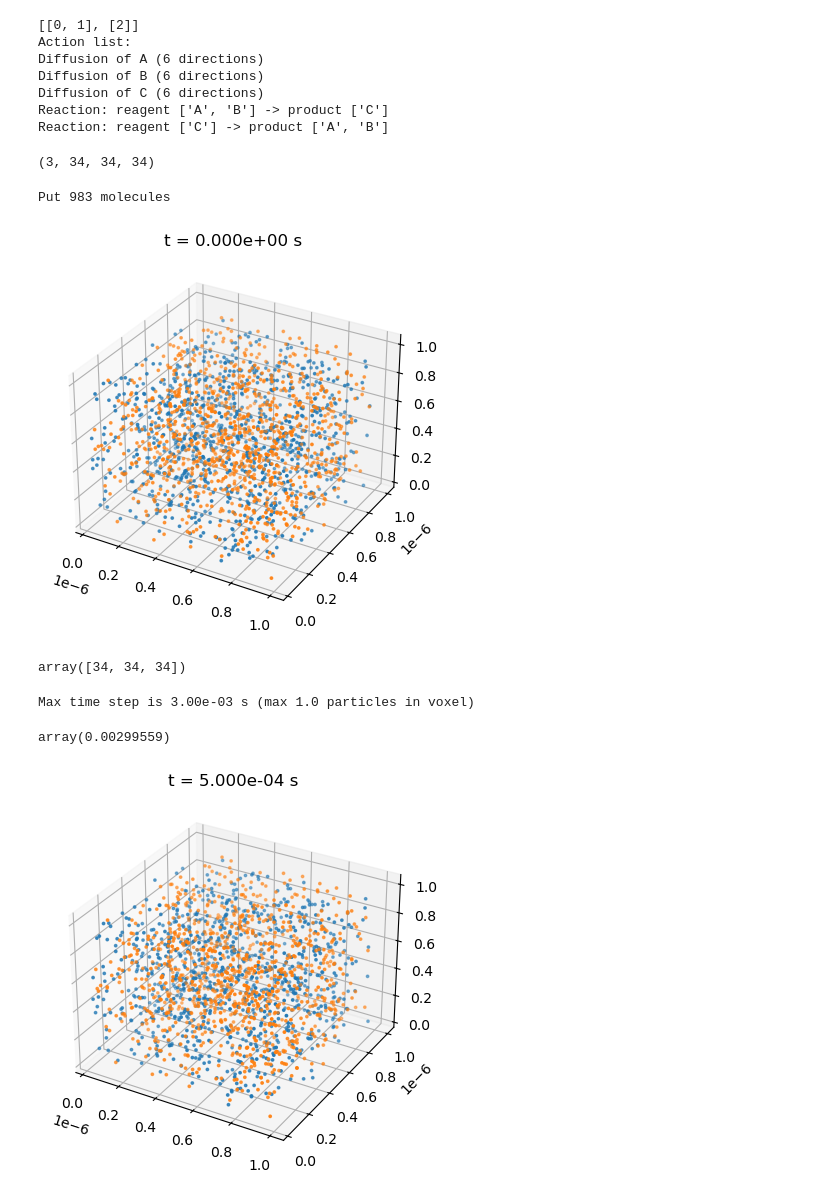
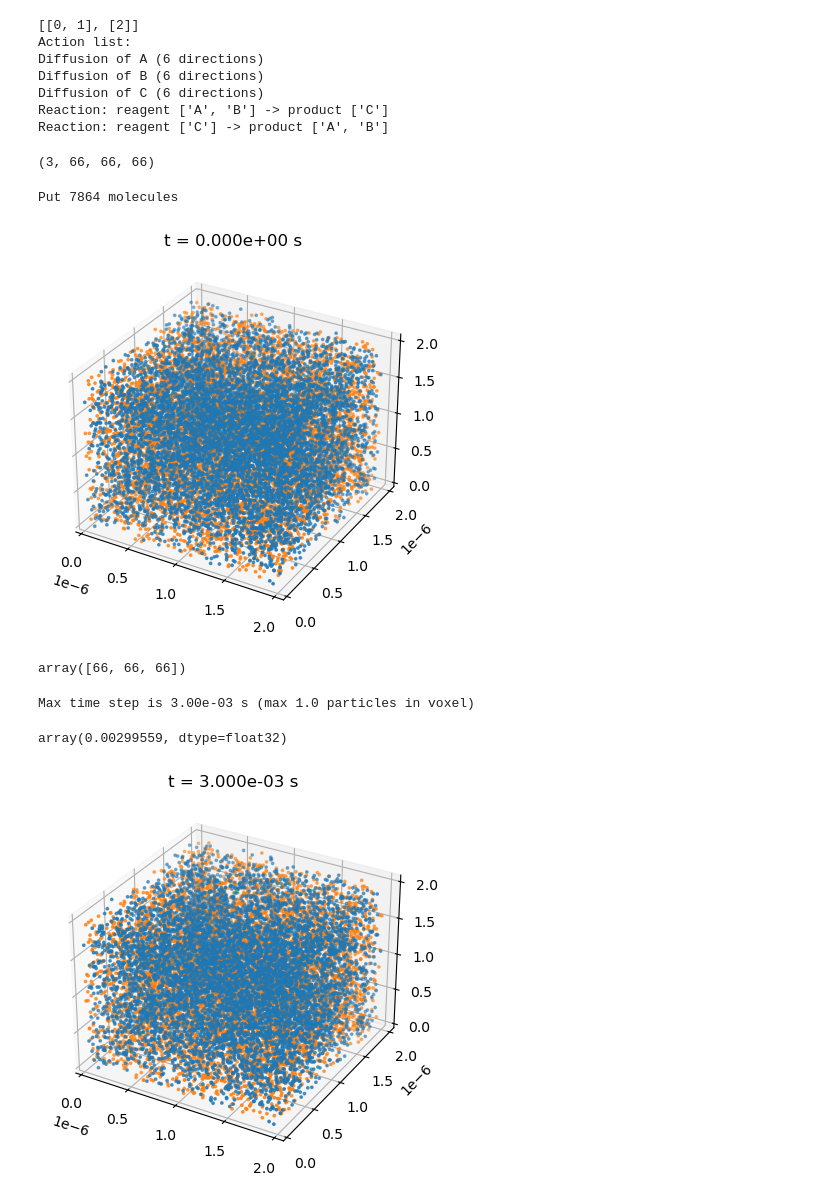
Before and after one commit to darrenjhsu/redicell_framework, a Jupyter notebook: Build_LM_big_matrix_cupy.ipynb, the cells around one changed output. Cells and saved outputs as stored; diff of their text form; code cells hidden in the pictures.

```diff
--- a/Build_LM_big_matrix_cupy.ipynb
+++ b/Build_LM_big_matrix_cupy.ipynb
@@ -13,6 +13,6 @@ rxset = ReactionSet()
 rxset.add_reaction(['A', 'B'], ['C'], 1.07e5)
 rxset.add_reaction(['C'], ['A', 'B'], 0.351)
 # %%
-side = 32
+side = 64
 a = RediCell_CuPy(sides=[side, side, side], spacing=31.25e-9, molecule_types=molset, t_step=2e-3)
 # %% [output]
@@ -54,7 +51,7 @@ Reaction: reagent ['C'] -> product ['A', 'B']
 # %%
 a.voxel_matrix.shape
 # %% [output]
-(3, 34, 34, 34)
+(3, 66, 66, 66)
 # %%
 # Mol
 # for i in range(10, 30):
@@ -85,23 +82,23 @@ for i in range(a.num_types-1):
 # a.voxel_matrix[0, 2:6, 2:6, 2:6] = 2
 # a.voxel_matrix[1, 4:8, 4:8, 4:8] = 2
 # %% [output]
-Put 983 molecules
+Put 7864 molecules
 # %%
 a.plot(['A', 'B'], wall=False)
 # %% [output]
-[figure, old version]
+[figure, new version]
 # %%
 a.true_sides
 # %% [output]
-array([34, 34, 34])
+array([66, 66, 66])
 # %%
 a.determine_maximum_timestep()
 # %% [output]
 Max time step is 3.00e-03 s (max 1.0 particles in voxel)
-array(0.00299559)
+array(0.00299559, dtype=float32)
 # %%
-a.react_diffuse(5e-4)
+a.react_diffuse(3e-3)
 a.plot(['A', 'B', 'C'], wall=False)
 # %% [output]
-[figure, old version]
+[figure, new version]
 # %%
```
Also changed, not shown: parts of 5 cells of this notebook, 1 other file.
